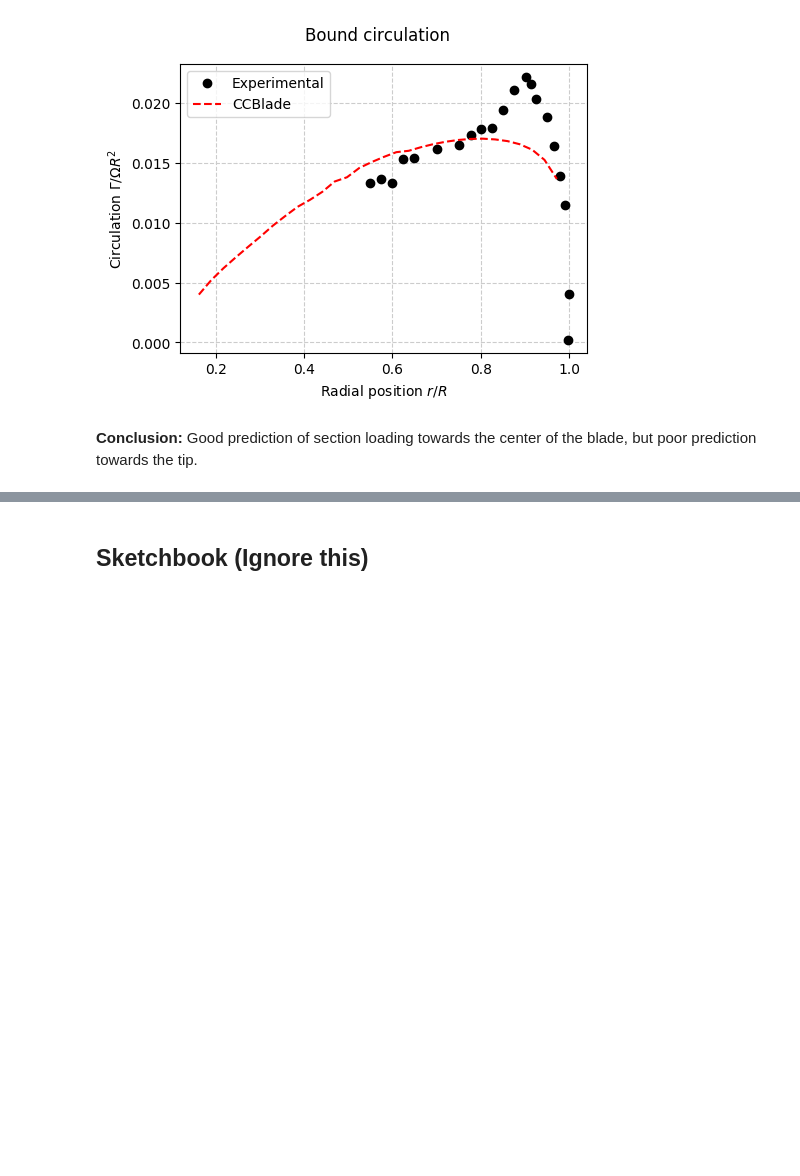
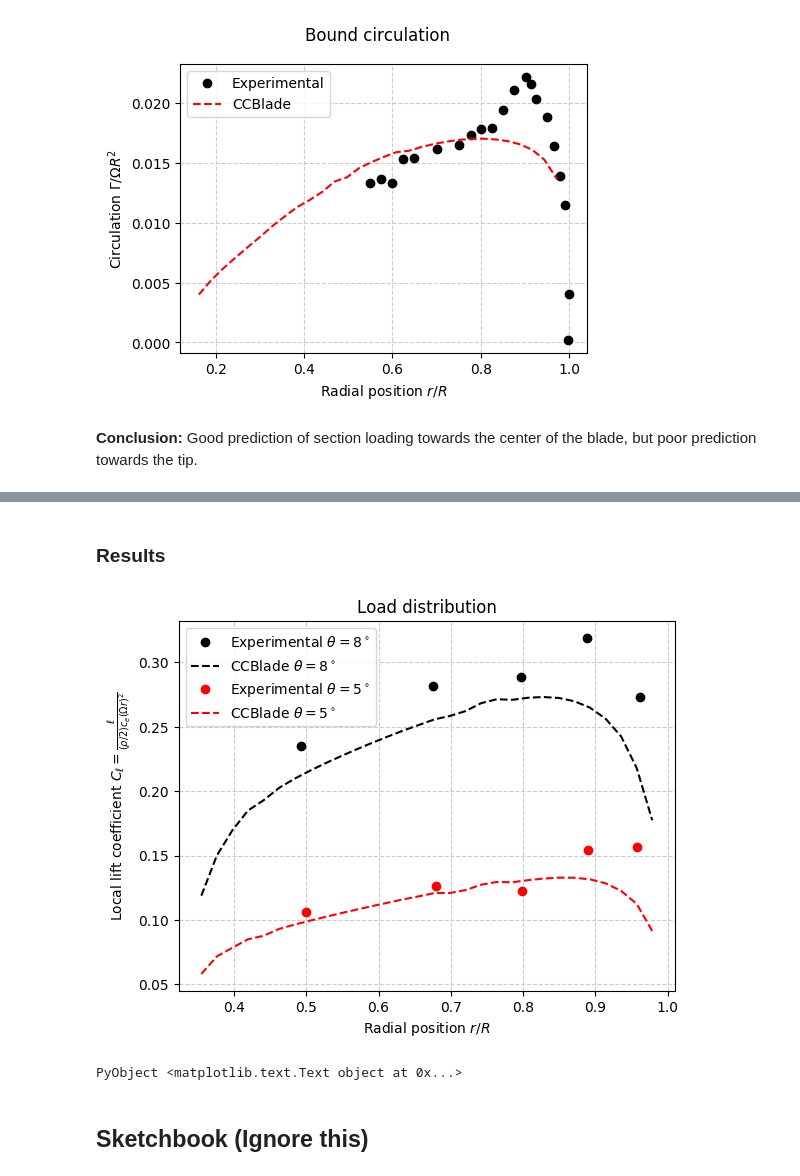
Before and after one commit to byuflowlab/CCBlade.jl, a Jupyter notebook: theory/Validation.ipynb, the cells around one changed output, grey strips where cells are left out. Saved outputs shown, nothing was run; the diff lists cells and outputs as text; code cells hidden in the pictures; blank space fills up the shorter version.

```diff
--- a/theory/Validation.ipynb
+++ b/theory/Validation.ipynb
@@ -226,3 +389,32 @@ grid(true, color="0.8", linestyle="--")
+# %% [markdown]
+### Results
+# %%
+# Plots experimental vs CCBlade
+
+## Reads experimental
+exp_data_8deg = CSV.read("data/caradonna-8deg.csv", datarow=1)
+exp_data_5deg = CSV.read("data/caradonna-5deg.csv", datarow=1)
+
+## Nondimensionalizes CCBlade
+ccb_data_cl = zeros(Float64, n, 3)
+ccb_data_cl[:, 1] = r/Rtip
+non_dim_cl = (rho/2)*mean(chord)*(Omega*r).^2
+ccb_data_cl[:, 2] = Nps[1]./non_dim_cl
+ccb_data_cl[:, 3] = Nps[2]./non_dim_cl
+
+## Plots
+plot(exp_data_8deg[1], exp_data_8deg[2], "ok", label=L"Experimental $\theta=8^\circ$")
+plot(ccb_data_cl[:, 1], ccb_data_cl[:, 2], "--k", label=L"CCBlade $\theta=8^\circ$")
+plot(exp_data_5deg[1], exp_data_5deg[2], "or", label=L"Experimental $\theta=5^\circ$")
+plot(ccb_data_cl[:, 1], ccb_data_cl[:, 3], "--r", label=L"CCBlade $\theta=5^\circ$")
+xlabel(L"Radial position $r/R$")
+ylabel(L"Local lift coefficient $C_\ell = \frac{\ell}{(\rho/2)c_e(\Omega r)^2}$")
+legend(loc="best")
+grid(true, color="0.8", linestyle="--")
+title("Load distribution")
+# %% [output]
+[figure, added]
+PyObject <matplotlib.text.Text object at 0x...>
 # %% [markdown]
 ## Sketchbook (Ignore this)
 # %%
```
Also changed, not shown: parts of 9 cells of this notebook, 36 other files.
